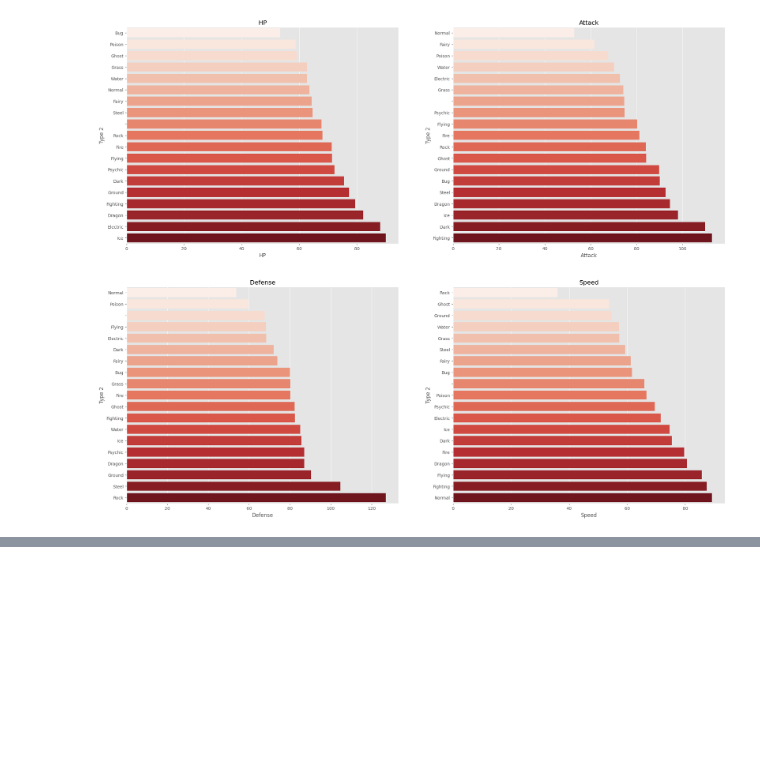
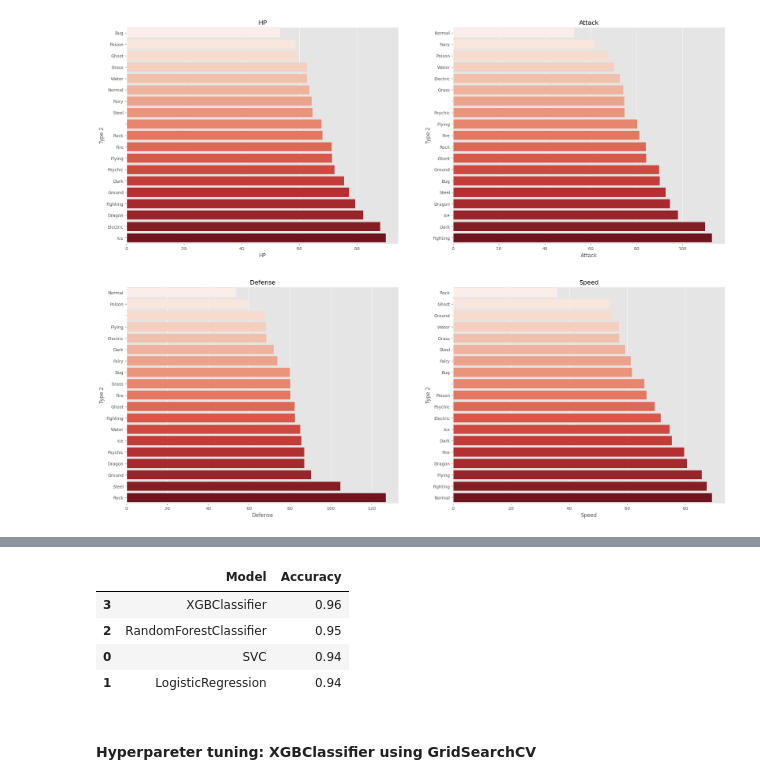
Before and after one commit to JacobJ215/Pokemon-Stats-Analysis, a Jupyter notebook: pokemon.ipynb, the cells around one changed output, grey strips where cells are left out. Cells and saved outputs as stored; diff of their text form; code cells hidden in the pictures; blank space fills up the shorter version.

```diff
--- a/pokemon.ipynb
+++ b/pokemon.ipynb
@@ -277,0 +405,53 @@ for i, col in enumerate(features):
+# %%
+# Define transformer
+transformer = ColumnTransformer(
+    transformers=[
+    ("numeric", numerical_pipeline, num_cols),
+    ("categorical", categorical_pipeline, cat_cols)
+    ]
+)
+# %%
+# Apply Processing
+X = transformer.fit_transform(X)
+y = y.values
+
+# Split the data into training and testing sets
+X_train, X_test, y_train, y_test = train_test_split(X,
+                                                    y,
+                                                    random_state=42)
+# %%
+# Create dictionary of models
+models = {
+    "SVC": SVC(),
+    "LogisticRegression": LogisticRegression(),
+    "RandomForestClassifier": RandomForestClassifier(),
+    "XGBClassifier": XGBClassifier()
+
+}
+# %%
+# Store model result
+model_results = []
+model_names = []
+
+# Train the models
+for name,model in models.items():
+    history = model.fit(X_train, y_train)
+    preds = history.predict(X_test)
+    score = accuracy_score(y_test, preds)
+    model_results.append(score)
+    model_names.append(name)
+
+    # Create dataframe and print results
+    df_results = pd.DataFrame([model_names, model_results])
+    df_results = df_results.transpose()
+    df_results = df_results.rename(columns={0:'Model', 1:'Accuracy'}).sort_values(by='Accuracy', ascending=False)
+
+df_results
+# %% [output]
+|  | Model | Accuracy |
+| 3 | XGBClassifier | 0.96 |
+| 2 | RandomForestClassifier | 0.95 |
+| 0 | SVC | 0.94 |
+| 1 | LogisticRegression | 0.94 |
+# %% [markdown]
+#### Hyperpareter tuning: XGBClassifier using GridSearchCV
```
Also changed, not shown: parts of 22 cells of this notebook, 4 other files.
